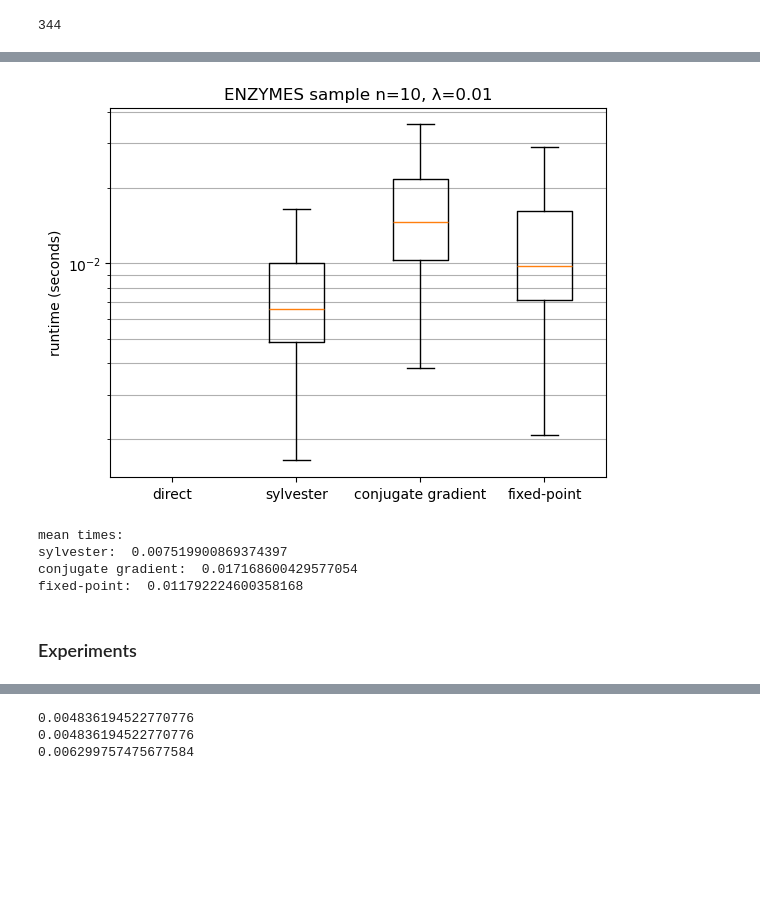
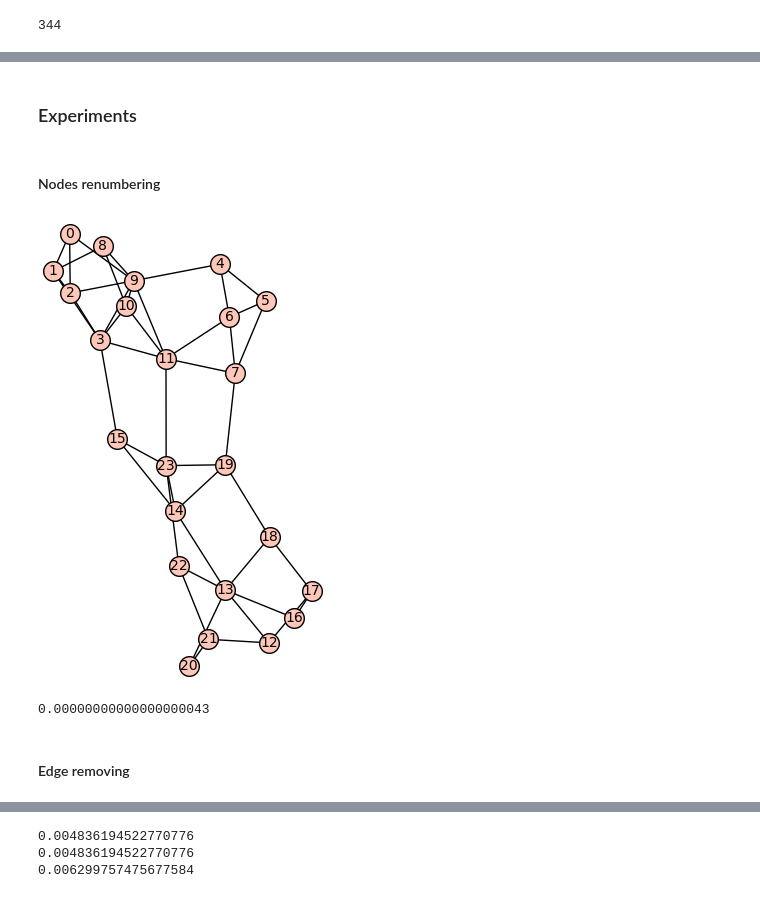
Before and after one commit to arslan-yam/random_walk_kernels_computations, a Jupyter notebook: src/rw_kernels.ipynb, the cells around one changed output, grey strips where cells are left out. Saved outputs shown, nothing was run; the diff lists cells and outputs as text; code cells hidden in the pictures; blank space fills up the shorter version.

```diff
--- a/src/rw_kernels.ipynb
+++ b/src/rw_kernels.ipynb
@@ -620,12 +590,13 @@ sage_graphs_enzymes = []
 for gi in enzymes_graphs:
     sage_graphs_enzymes.append(gk_to_sage_graph(gi))
 # %%
-bench_without_direct(sage_graphs_enzymes, name="ENZYMES", n=int(10), lmbd=float(0.01), seed=seed)
+# bench_without_direct(sage_graphs_enzymes, name="ENZYMES", n=int(10), lmbd=float(0.01), seed=seed)
-# %% [output]
-[figure, removed]
-mean times:
-sylvester:  0.007519900869374397
-conjugate gradient:  0.017168600429577054
-fixed-point:  0.011792224600358168
 # %% [markdown]
 ### Experiments
+# %% [markdown]
+#### Nodes renumbering
+# %%
+g = sage_graphs_proteins[int(3)]
+g.plot(layout="spring")
+# %% [output]
+[figure, added]
@@ -631,0 +631,7 @@ fixed-point:  0.011792224600358168
+# %%
+diff = max(kernels) - min(kernels)
+print(f"{diff:.20f}")
+# %% [output]
+0.00000000000000000043
+# %% [markdown]
+#### Edge removing
```
Also changed, not shown: parts of 13 cells of this notebook.
